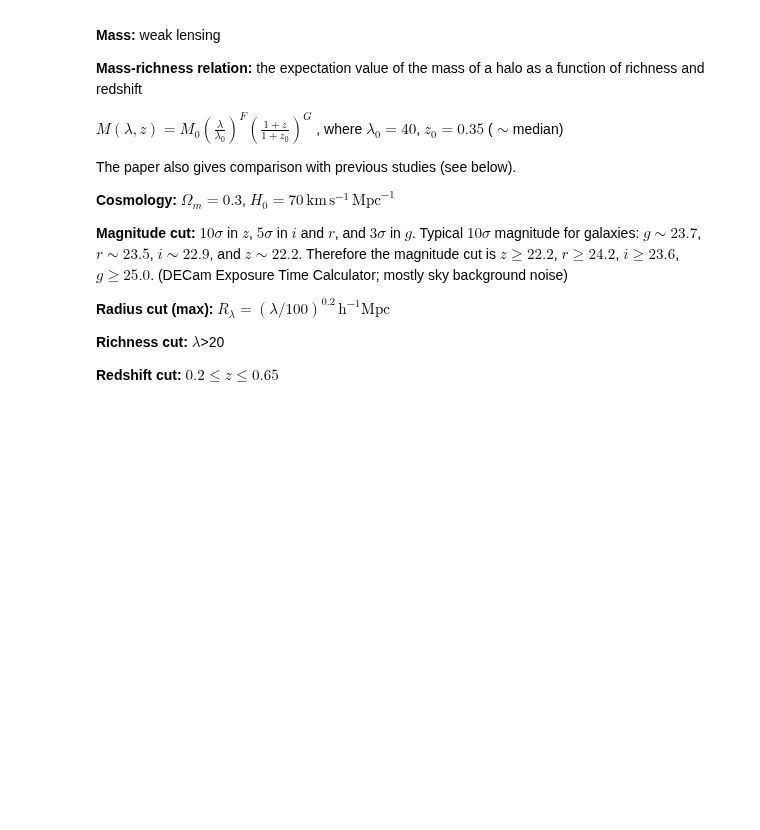
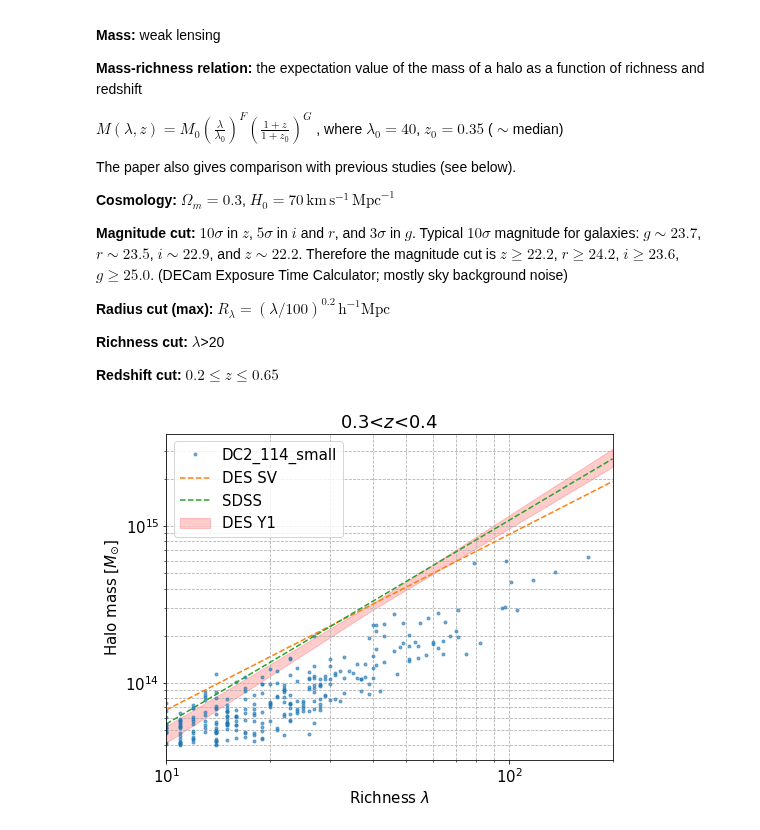
Before and after one commit to LSSTDESC/DC2-analysis, a Jupyter notebook: contributed/cosmoDC2-cluster-mass-richness.ipynb, the cells around one changed output. Cells and saved outputs as stored; diff of their text form; code cells hidden in the pictures; blank space fills up the shorter version.

Commit message:
added plots to cluster-mass-richness

```diff
--- a/contributed/cosmoDC2-cluster-mass-richness.ipynb
+++ b/contributed/cosmoDC2-cluster-mass-richness.ipynb
@@ -402,31 +411,33 @@ plt.fill_between(l,
 plt.plot(cluster_richness,
          cluster_mass,
          '.',
          alpha=0.6,
          label='DC2_114_small' #'cosmoDC2_v1.1.4_small',
         )
 #print(l)
 plt.plot(l,
          M_DES_SV(l, 0.35),
          '--',
          alpha=1,
          label='DES SV'
         )
 #print(l)
 plt.plot(l,
          M_SDSS(l, 0.35),
          '--',
          alpha=1,
          label='SDSS'
         )
 #print(l)
 plt.xlim([10, 200])
 plt.gca().set_xscale('log')
 plt.gca().set_yscale('log')
 plt.xlabel('Richness $\lambda$')
 plt.ylabel('Halo mass [$M_{\odot}$]')
 plt.title('%s<$z$<%s'%(z_cl_min, z_cl_max))
 plt.grid(which='both', ls='--')
 plt.legend(loc='upper left')
-plt.rcParams.update({'font.size': 20})
+plt.rcParams.update({'font.size': 15})
 plt.savefig('lambda_m_fig2_lensed_mag.png')
+# %% [output]
+[figure, added]
```
Also changed, not shown: parts of 3 cells of this notebook.
